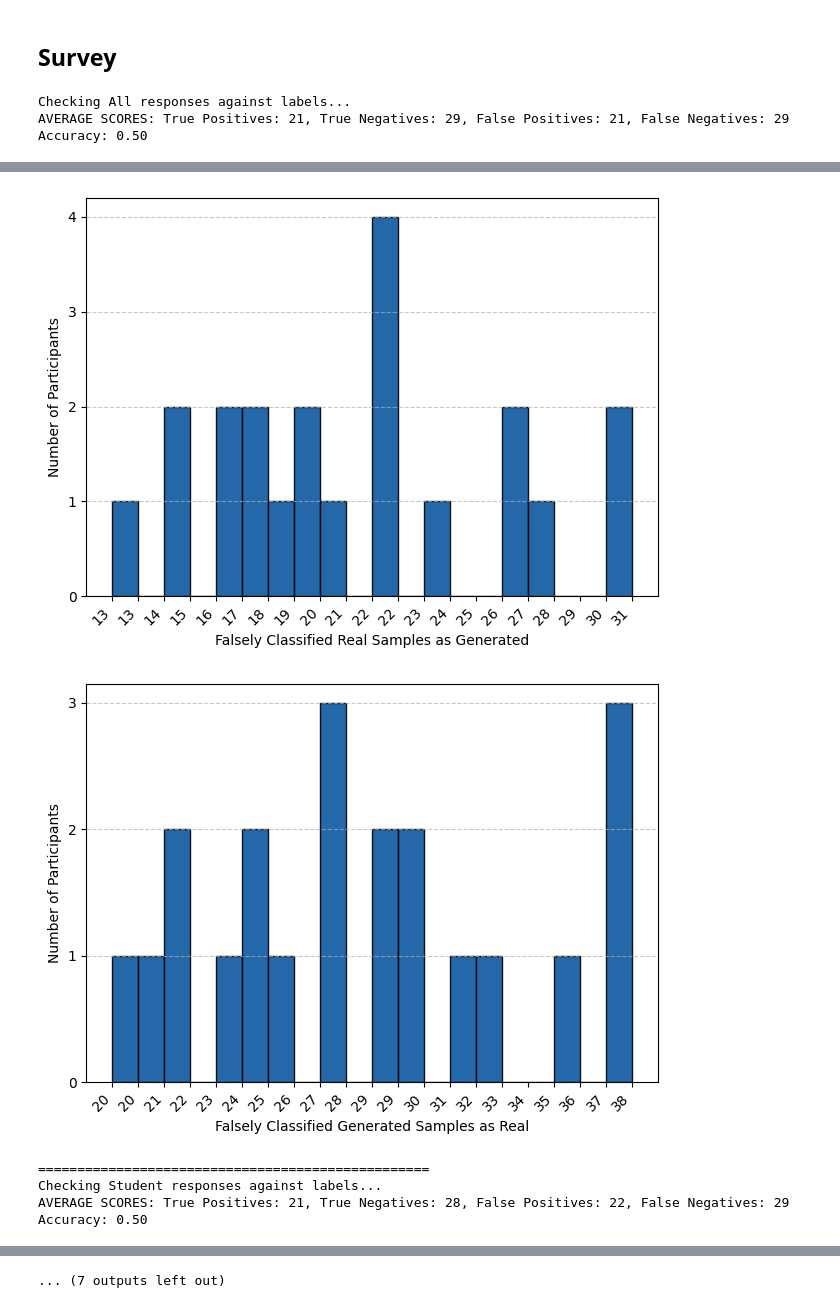
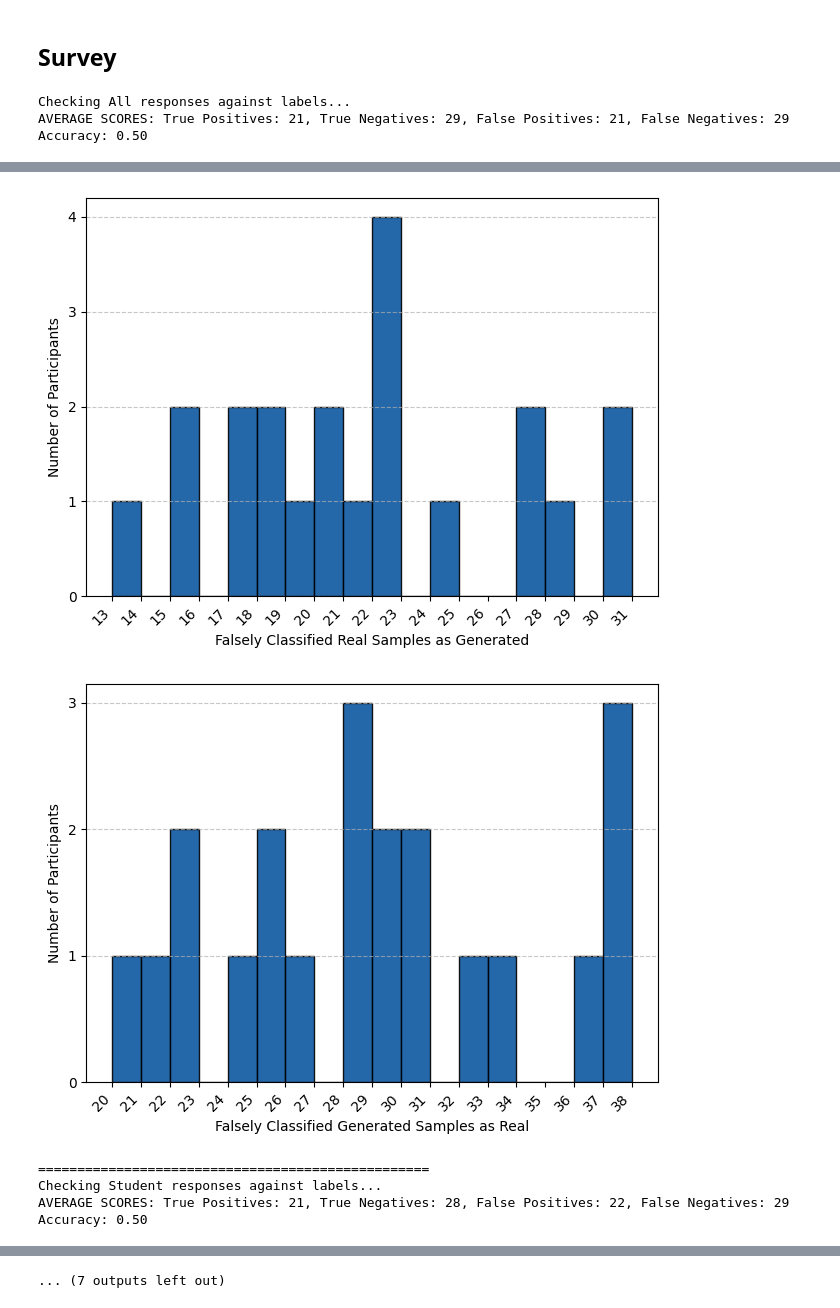
Before and after one commit to zuza571/AI-Generated-CTI, a Jupyter notebook: survey/survey_analyzer.ipynb, the cells around one changed output, grey strips where cells are left out. Drawn from its saved outputs; the diff is of its cells as text; code cells hidden in the pictures.

Commit message:
final survey plots

```diff
--- a/survey/survey_analyzer.ipynb
+++ b/survey/survey_analyzer.ipynb
@@ -153,7 +153,8 @@ for scores, name in zip([all_scores, student_scores, analyst_scores], ['All', 'S
                               'Falsely Classified Generated Samples as Real'],
                              ['accuracy', 'tp', 'tn', 'fp', 'fn']):
 
-        bin_num = 10 if len(scores[metric_name]) < 12 else 20
+        bin_num_ = 10 if len(scores[metric_name]) < 12 else 20
+        bin_num = np.linspace(min(scores[metric_name]), max(scores[metric_name]), bin_num_ - 1) if bin_num_ == 20 and metric_name != 'accuracy' else bin_num_
         counts, bin_edges, _  = plt.hist(scores[metric_name], bins=bin_num, color=plt.cm.Blues(0.85), alpha=0.9, edgecolor='black')
         plt.xlabel(metric_text)
         plt.ylabel('Number of Participants')
@@ -165,7 +166,7 @@ for scores, name in zip([all_scores, student_scores, analyst_scores], ['All', 'S
             ax.xaxis.set_major_formatter(FormatStrFormatter('%.2f'))
         else:
             ax.xaxis.set_major_formatter(FormatStrFormatter('%d'))
-        if bin_num > 10:
+        if bin_num_ > 10:
             plt.xticks(rotation=45, ha='right')
 
         plt.tight_layout()
@@ -184,5 +185,5 @@ Accuracy: 0.50
-[figure, old version]
+[figure, new version]
-[figure, old version]
+[figure, new version]
 ==================================================
 Checking Student responses against labels...
 AVERAGE SCORES: True Positives: 21, True Negatives: 28, False Positives: 22, False Negatives: 29
```
Also changed, not shown: parts of 1 cell of this notebook, 15 other files.
